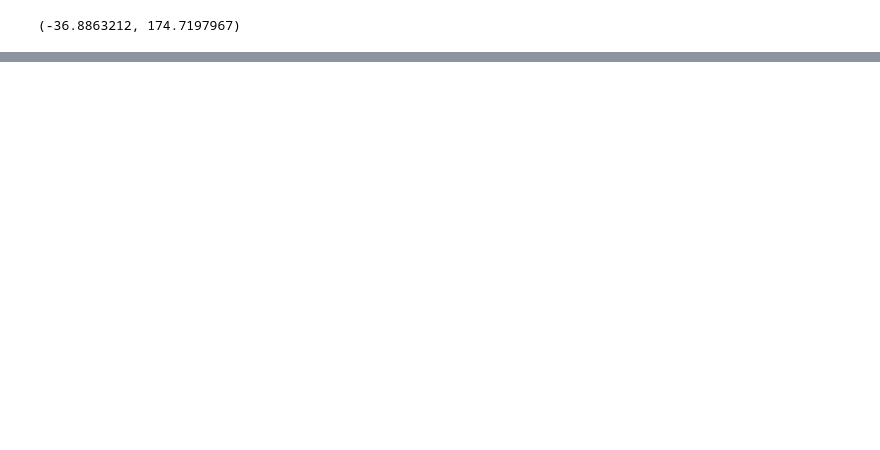
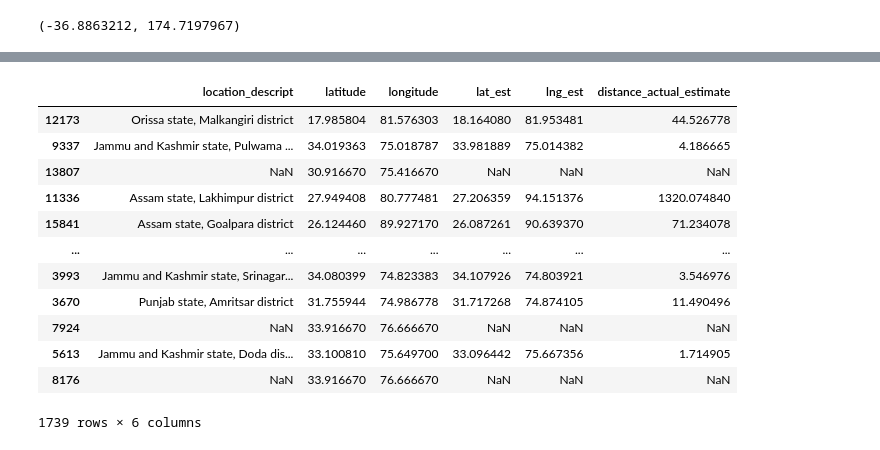
Before and after one commit to jonathanold/conflict-india, a Jupyter notebook: code/geocoding-conflicts.ipynb, the cells around one changed output, grey strips where cells are left out. Saved outputs shown, nothing was run; the diff lists cells and outputs as text; code cells hidden in the pictures; blank space fills up the shorter version.

Commit message:
playing around with ged data

```diff
--- a/code/geocoding-conflicts.ipynb
+++ b/code/geocoding-conflicts.ipynb
@@ -25,3 +57,15 @@ def extract_coords(address):
 extract_coords("71 Kitenui Ave, Mount Albert, Auckland")
 # %% [output]
 (-36.8863212, 174.7197967)
+# %%
+df = pd.read_csv("../data/ged_data_india.csv")
+
+### adm_1 and adm_2 are location markers
+
+df["location_descript"] = df["adm_1"] + ", " + df["adm_2"]
+df = df[["location_descript", "latitude", "longitude"]]
+df = df.sample(frac = 0.1)
+
+df["output_coords"] = df["location_descript"].apply(lambda x: extract_coords(x))
+
+df
@@ -27,0 +86,45 @@ extract_coords("71 Kitenui Ave, Mount Albert, Auckland")
+# %%
+### gets distance (in km) between 2 lat,long points
+def distance(lat1, lat2, lon1, lon2):
+
+    # The math module contains a function named
+    # radians which converts from degrees to radians.
+    lon1 = np.radians(lon1)
+    lon2 = np.radians(lon2)
+    lat1 = np.radians(lat1)
+    lat2 = np.radians(lat2)
+
+    # Haversine formula
+    dlon = lon2 - lon1
+    dlat = lat2 - lat1
+    a = np.sin(dlat / 2)**2 + np.cos(lat1) * np.cos(lat2) * np.sin(dlon / 2)**2
+
+    c = 2 * np.arcsin(np.sqrt(a))
+
+    # Radius of earth in kilometers. Use 3956 for miles
+    r = 6371
+
+    # calculate the result
+    return(c * r)
+# %%
+df[['lat_est', 'lng_est']] = df['output_coords'].apply(pd.Series)
+
+df['distance_actual_estimate'] = distance(df['lat_est'], df['latitude'], df['lng_est'], df['longitude'])
+
+df = df[["location_descript", "latitude", "longitude", 'lat_est', 'lng_est', 'distance_actual_estimate']]
+
+df
+# %% [output]
+|  | location_descript | latitude | longitude | lat_est | lng_est | distance_actual_estimate |
+| 12173 | Orissa state, Malkangiri district | 17.985804 | 81.576303 | 18.164080 | 81.953481 | 44.526778 |
+| 9337 | Jammu and Kashmir state, Pulwama ... | 34.019363 | 75.018787 | 33.981889 | 75.014382 | 4.186665 |
+| 13807 | NaN | 30.916670 | 75.416670 | NaN | NaN | NaN |
+| 11336 | Assam state, Lakhimpur district | 27.949408 | 80.777481 | 27.206359 | 94.151376 | 1320.074840 |
+| 15841 | Assam state, Goalpara district | 26.124460 | 89.927170 | 26.087261 | 90.639370 | 71.234078 |
+| ... | ... | ... | ... | ... | ... | ... |
+| 3993 | Jammu and Kashmir state, Srinagar... | 34.080399 | 74.823383 | 34.107926 | 74.803921 | 3.546976 |
+| 3670 | Punjab state, Amritsar district | 31.755944 | 74.986778 | 31.717268 | 74.874105 | 11.490496 |
+| 7924 | NaN | 33.916670 | 76.666670 | NaN | NaN | NaN |
+| 5613 | Jammu and Kashmir state, Doda dis... | 33.100810 | 75.649700 | 33.096442 | 75.667356 | 1.714905 |
+| 8176 | NaN | 33.916670 | 76.666670 | NaN | NaN | NaN |
+1739 rows × 6 columns
```
Also changed, not shown: parts of 8 cells of this notebook.
